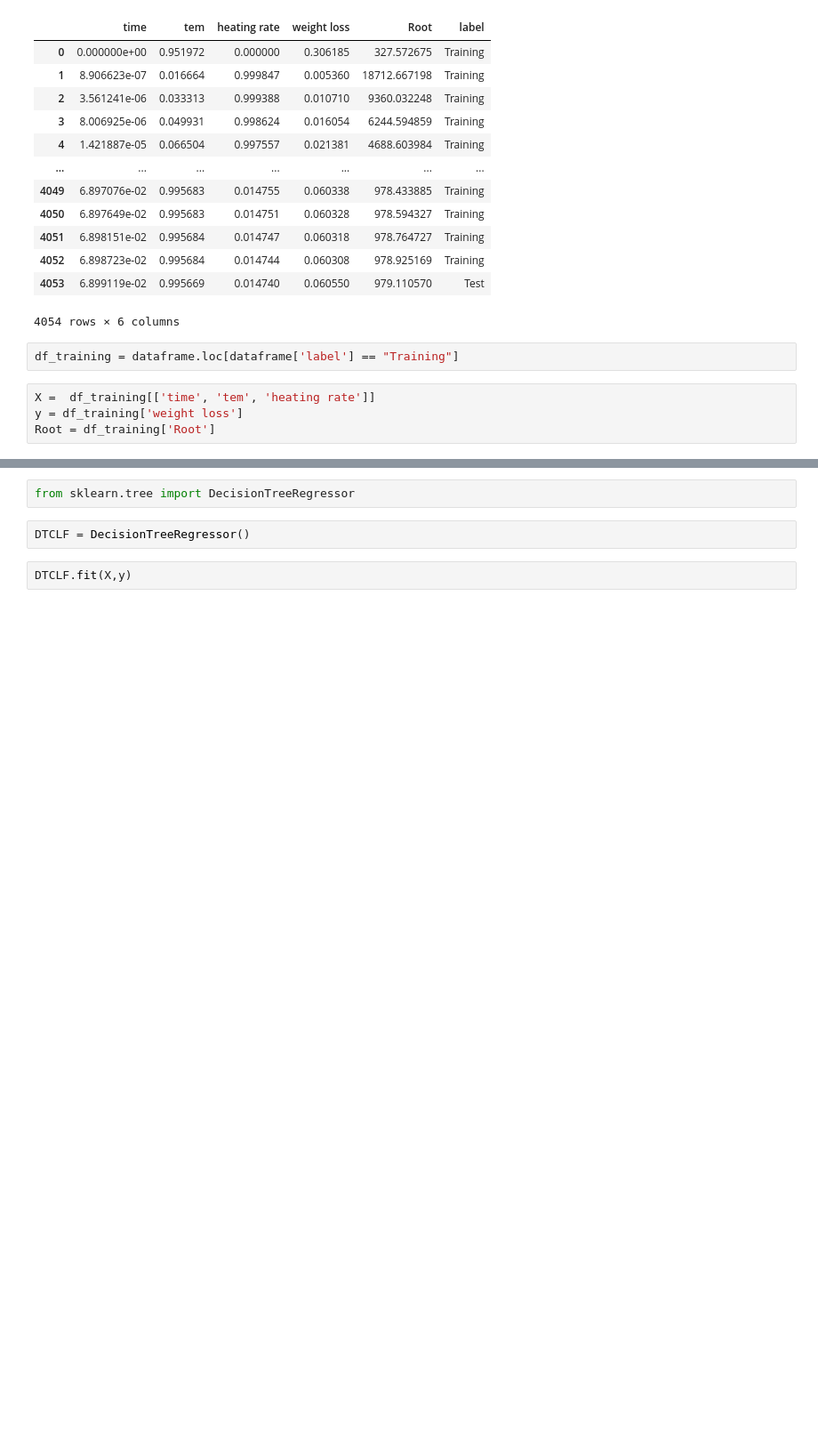
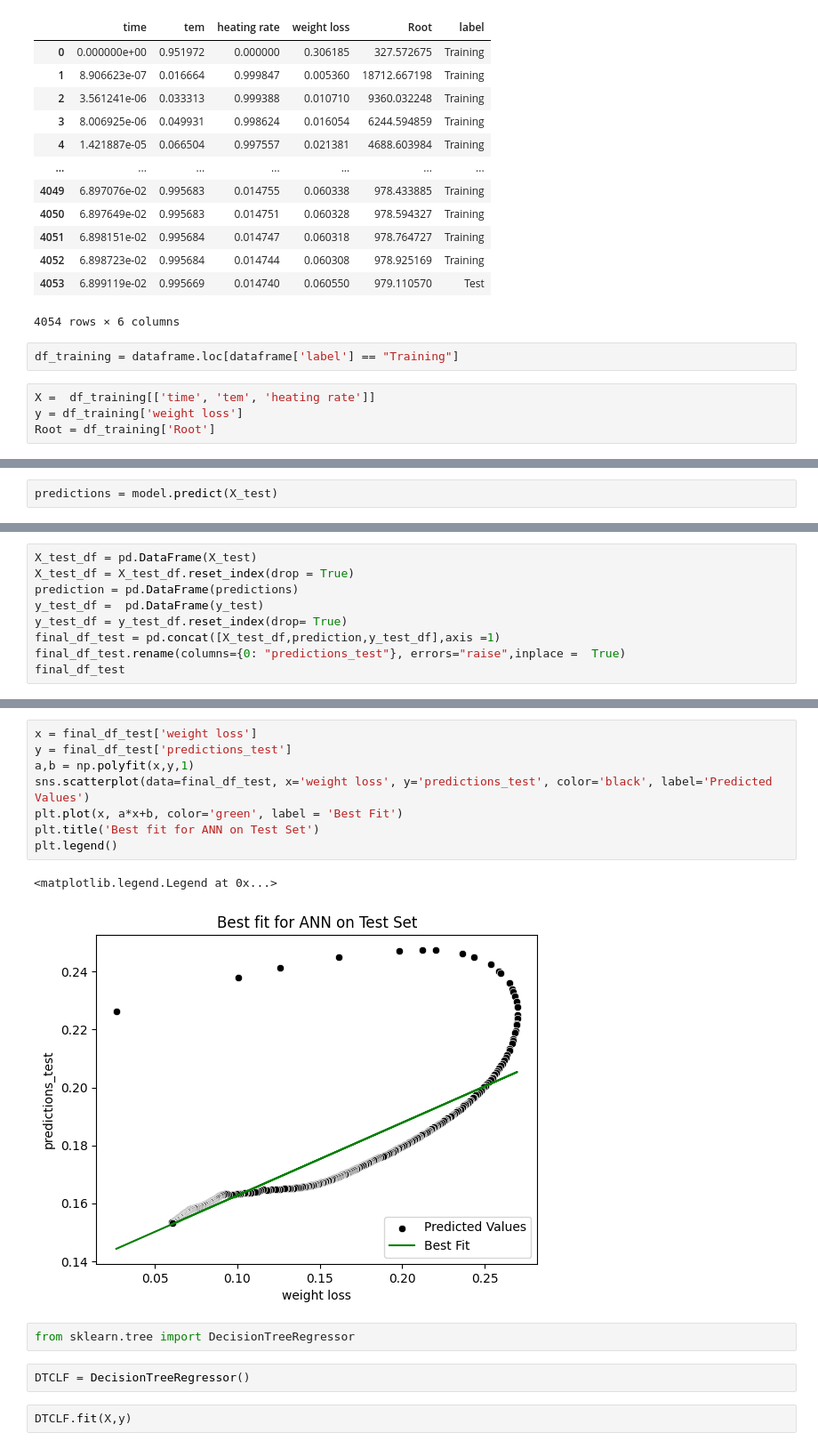
Before and after one commit to Noob919/Python_Basic, a Jupyter notebook: Aged_pet_weight_loss.ipynb, the cells around one changed output, grey strips where cells are left out. Shown: that part at 89% size. Drawn from its saved outputs; the diff is of its cells as text; blank space fills up the shorter version.

```diff
--- a/Aged_pet_weight_loss.ipynb
+++ b/Aged_pet_weight_loss.ipynb
@@ -92,0 +223,2 @@ Root = df_training['Root']
+# %%
+predictions = model.predict(X_test)
@@ -92,0 +238,9 @@ Root = df_training['Root']
+# %%
+X_test_df = pd.DataFrame(X_test)
+X_test_df = X_test_df.reset_index(drop = True)
+prediction = pd.DataFrame(predictions)
+y_test_df =  pd.DataFrame(y_test)
+y_test_df = y_test_df.reset_index(drop= True)
+final_df_test = pd.concat([X_test_df,prediction,y_test_df],axis =1)
+final_df_test.rename(columns={0: "predictions_test"}, errors="raise",inplace =  True)
+final_df_test
@@ -93,3 +261,14 @@ Root = df_training['Root']
+# %%
+x = final_df_test['weight loss']
+y = final_df_test['predictions_test']
+a,b = np.polyfit(x,y,1)
+sns.scatterplot(data=final_df_test, x='weight loss', y='predictions_test', color='black', label='Predicted Values')
+plt.plot(x, a*x+b, color='green', label = 'Best Fit')
+plt.title('Best fit for ANN on Test Set')
+plt.legend()
+# %% [output]
+<matplotlib.legend.Legend at 0x...>
+[figure, added]
 # %%
 from sklearn.tree import DecisionTreeRegressor
 # %%
```
Also changed, not shown: parts of 16 cells of this notebook.
